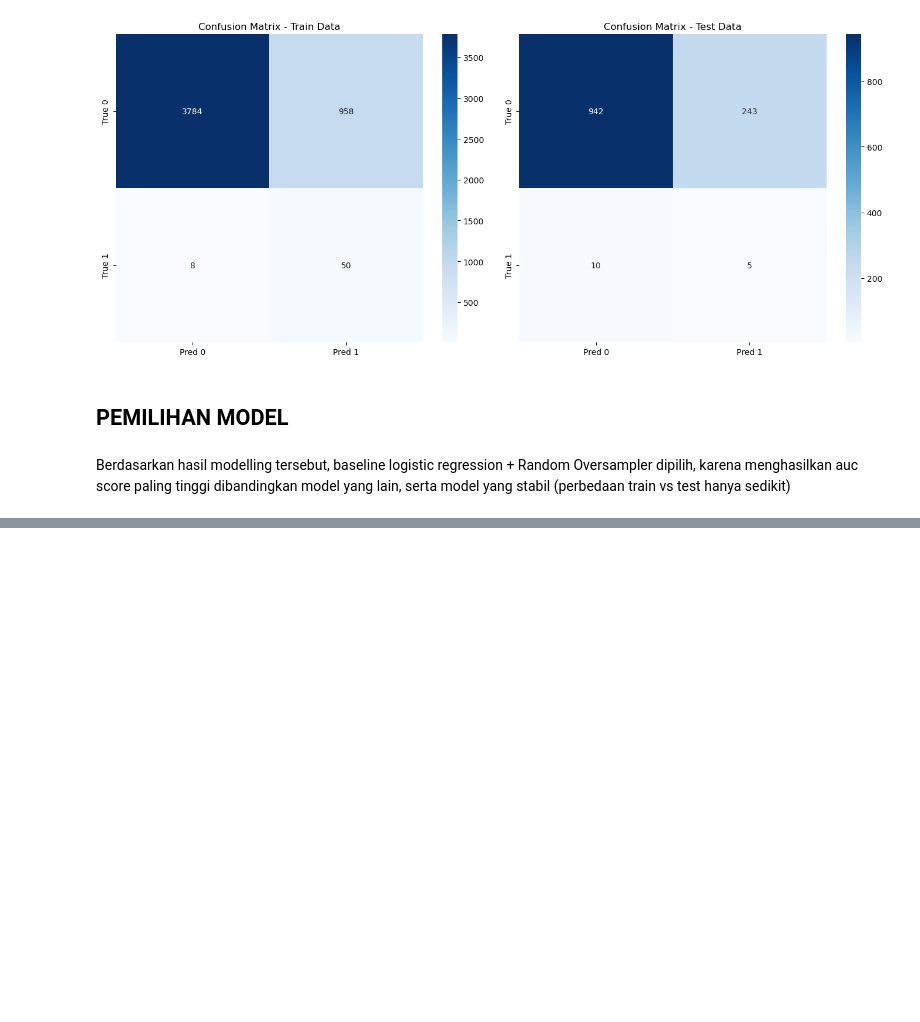
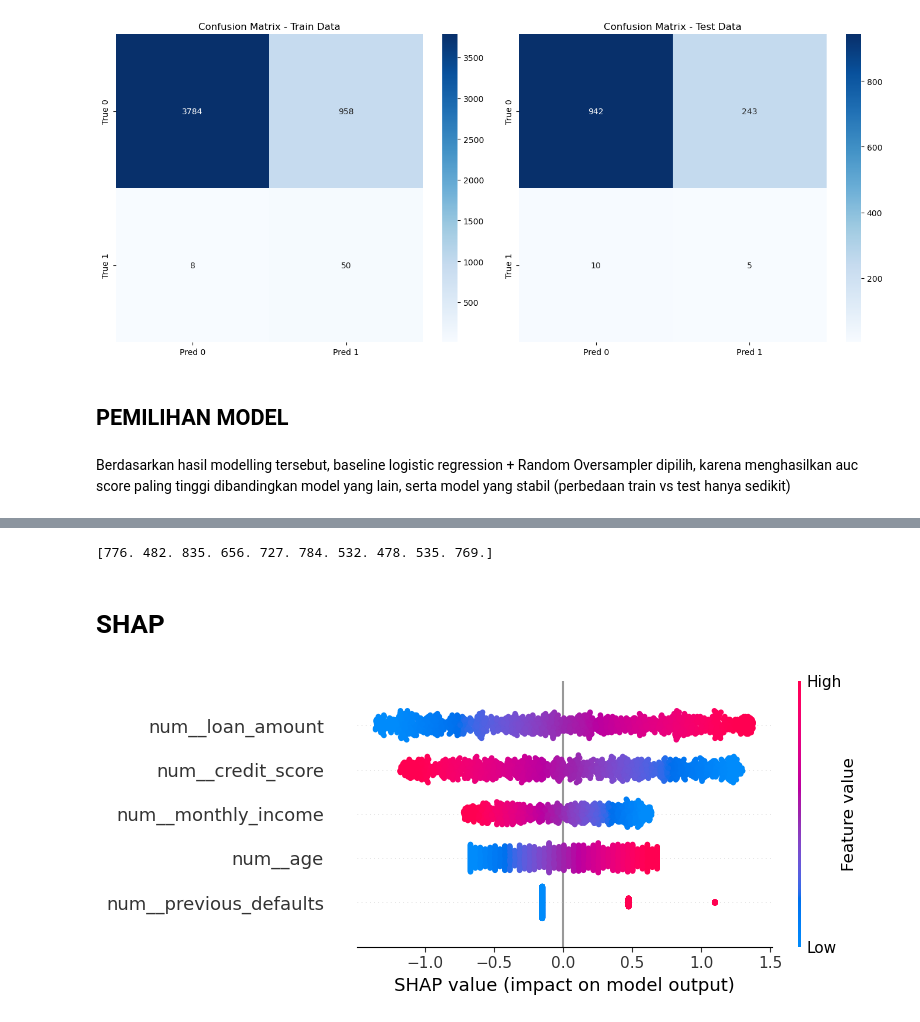
Before and after one commit to Angga-Sukma-Budi-Darmawan/ds-takehome, a Jupyter notebook: notebook/B_modelling.ipynb, the cells around one changed output, grey strips where cells are left out. Cells and saved outputs as stored; diff of their text form; code cells hidden in the pictures; blank space fills up the shorter version.

Commit message:
B_Scorecard+Shap+Keputusan 5 Juta

```diff
--- a/notebook/B_modelling.ipynb
+++ b/notebook/B_modelling.ipynb
@@ -795,0 +903,2 @@ Berdasarkan hasil modelling tersebut, baseline logistic regression +  Random Ove
+# %%
+model = gscv.best_estimator_
@@ -795,0 +921,27 @@ Berdasarkan hasil modelling tersebut, baseline logistic regression +  Random Ove
+# %%
+print(score[:10])  # Show first 10 scores
+# %% [output]
+[776. 482. 835. 656. 727. 784. 532. 478. 535. 769.]
+# %% [markdown]
+# SHAP
+# %%
+import shap
+
+X_train_transformed = model.named_steps['preprocessor'].transform(X_train)
+
+# Get the classifier
+classifier = model.named_steps['classifier']
+
+# Use SHAP for linear models (e.g., logistic regression)
+explainer = shap.LinearExplainer(classifier, X_train_transformed, feature_perturbation="interventional")
+
+# Transform test data
+X_test_transformed = model.named_steps['preprocessor'].transform(X_test)
+
+# Calculate SHAP values
+shap_values = explainer.shap_values(X_test_transformed)
+
+# Plot top 10 features
+shap.summary_plot(shap_values, X_test_transformed, feature_names=model.named_steps['preprocessor'].get_feature_names_out(), max_display=10)
+# %% [output]
+[figure, added]
```
Also changed, not shown: parts of 30 cells of this notebook.
